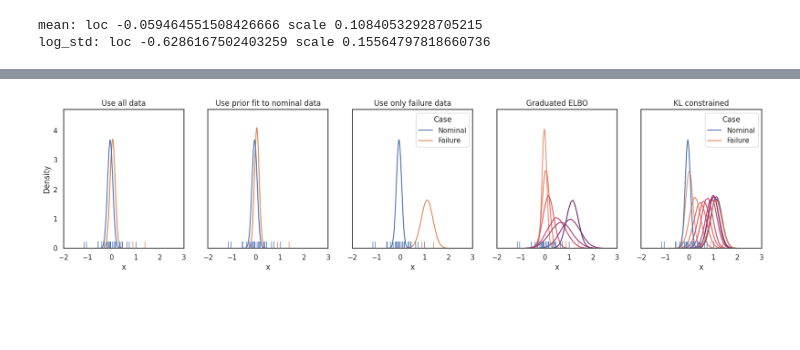
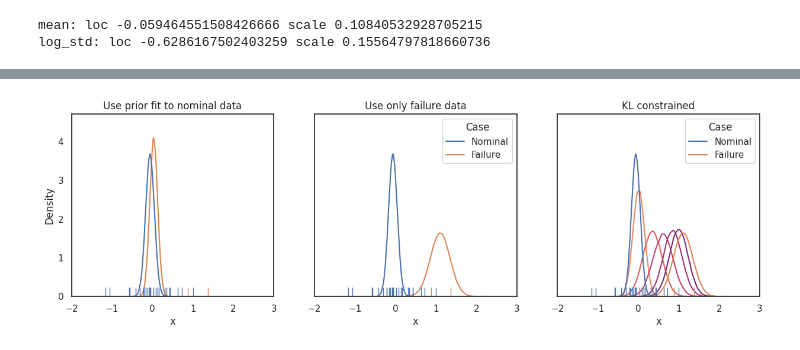
Before and after one commit to dawsonc/BayesAir, a Jupyter notebook: scripts/notebooks/toy_example.ipynb, the cells around one changed output, grey strips where cells are left out. Saved outputs shown, nothing was run; the diff lists cells and outputs as text; code cells hidden in the pictures; blank space fills up the shorter version.

Commit message:
Training with flow

```diff
--- a/scripts/notebooks/toy_example.ipynb
+++ b/scripts/notebooks/toy_example.ipynb
@@ -38,7 +41,9 @@ for ax in axs.values():
 [figure]
 # %%
 # Define the toy model
-def original_model(n_samples, x=None):
+def original_model(
+    n_samples, x=None, kl_constraint=None
+):  # last arg needed for flow-based GAVI
     mean = pyro.sample("mean", dist.Normal(0.0, 100.0))
     sigma = torch.exp(pyro.sample("log_std", dist.Normal(0.0, 100.0)))
 
@@ -115,7 +120,9 @@ with param_store.scope() as all_auto_guide_state:
     losses = []
     for step in range(500):
         optim.zero_grad()
-        loss = elbo(N_nominal + N_failure, torch.concat([nominal_samples, failure_samples]))
+        loss = elbo(
+            N_nominal + N_failure, torch.concat([nominal_samples, failure_samples])
+        )
         loss.backward()
         optim.step()
         losses.append(loss.detach())
@@ -291,57 +401,72 @@ Solving with KL constraint 100.0
-# %%
-kl_constrained_posterior_df = pd.concat(
-    [
-        pd.DataFrame({"x": kl_constrained_samples[epsilon], "Case": "Failure (KL constrained)", "$\epsilon$": epsilon})
-        for epsilon in epsilons[-1:]
-    ]
-)
 # %%
+ax_names = [
+    # "all_data",
+    "nominal_prior",
+    "failure_only",
+    # "gavi",
+    "kl_constrained",
+]
 fig, axs = plt.subplot_mosaic(
-    [["all_data", "nominal_prior", "failure_only", "gavi", "kl_constrained",]], figsize=(20, 4), sharey=True
+    [ax_names],
+    figsize=(len(ax_names) * 5, 4),
+    sharey=True,
 )
 
-axs["all_data"].set_title("Use all data")
+# axs["all_data"].set_title("Use all data")
 axs["failure_only"].set_title("Use only failure data")
 axs["nominal_prior"].set_title("Use prior fit to nominal data")
-axs["gavi"].set_title("Graduated ELBO")
+# axs["gavi"].set_title("Graduated ELBO")
 axs["kl_constrained"].set_title("KL constrained")
 
-sns.kdeplot(data=failure_only_posterior_df, x="x", hue="Case", ax=axs["failure_only"], common_norm=False)
-sns.kdeplot(data=all_posterior_df, x="x", hue="Case", ax=axs["all_data"], legend=False, common_norm=False)
-sns.kdeplot(data=nominal_prior_df, x="x", hue="Case", ax=axs["nominal_prior"], legend=False, common_norm=False)
-
-test_df = gavi_posterior_df.copy()
-test_df["$\lambda$"] = test_df["$\lambda$"].astype(str)
 sns.kdeplot(
-    ax=axs["gavi"],
-    data=test_df,
+    data=failure_only_posterior_df,
     x="x",
-    hue="$\lambda$",
+    hue="Case",
+    ax=axs["failure_only"],
+    common_norm=False,
+)
+# sns.kdeplot(
+#     data=all_posterior_df,
+#     x="x",
+#     hue="Case",
+#     ax=axs["all_data"],
+#     legend=False,
+#     common_norm=False,
+# )
+sns.kdeplot(
+    data=nominal_prior_df,
+    x="x",
+    hue="Case",
+    ax=axs["nominal_prior"],
     legend=False,
-    palette="flare_r",
     common_norm=False,
-    hue_order=[str(x) for x in reversed(graduations)],
 )
 
 test_df = kl_constrained_posterior_df.copy()
 test_df["$\epsilon$"] = test_df["$\epsilon$"].astype(str)
 sns.kdeplot(
     ax=axs["kl_constrained"],
     data=test_df,
     x="x",
     hue="$\epsilon$",
     legend=False,
     palette="flare_r",
     common_norm=False,
     hue_order=[str(x) for x in reversed(epsilons)],
 )
-sns.kdeplot(data=failure_only_posterior_df, x="x", hue="Case", ax=axs["kl_constrained"], common_norm=False)
+sns.kdeplot(
+    data=failure_only_posterior_df,
+    x="x",
+    hue="Case",
+    ax=axs["kl_constrained"],
+    common_norm=False,
+)
 
 for ax in axs.values():
     sns.rugplot(x="x", hue="type", data=df, ax=ax, legend=False, height=0.05)
     ax.set_xlim([-2, 3])
 # %% [output]
-[figure, old version]
+[figure, new version]
 # %%
 test_df = kl_constrained_posterior_df.copy()
 test_df["$\epsilon$"] = test_df["$\epsilon$"].astype(str)
```
Also changed, not shown: parts of 5 cells of this notebook, 1 other file.
